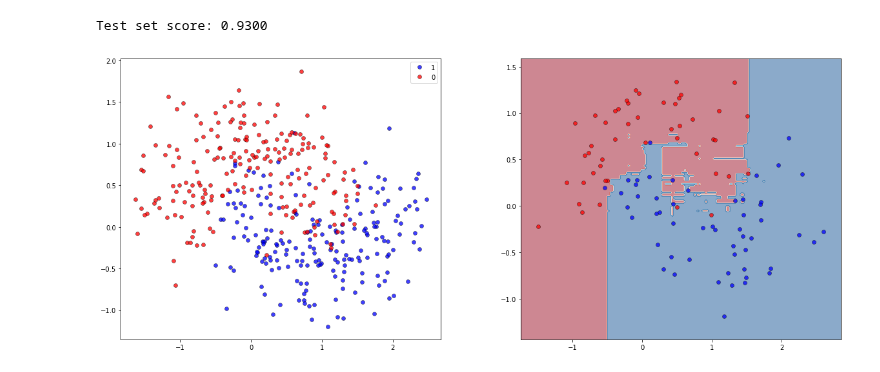
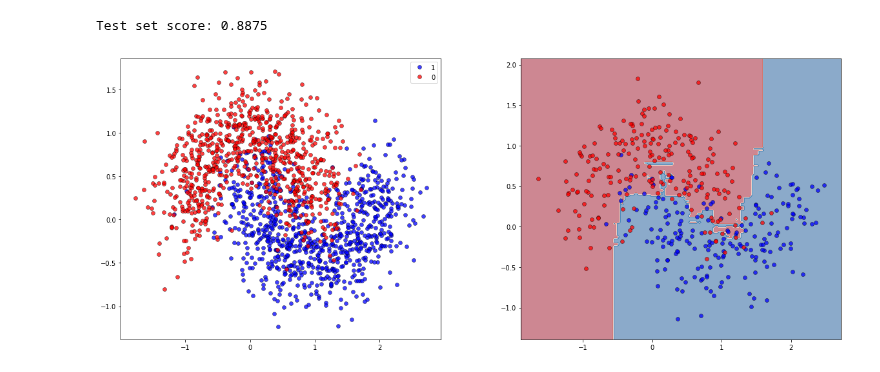
Before and after one commit to uliang/MS9002-Data-mining-techniques, a Jupyter notebook: MS9002_Lab_1_Understanding_Bias_and_variance_error.ipynb, the cells around one changed output. Cells and saved outputs as stored; diff of their text form; code cells hidden in the pictures.

```diff
--- a/MS9002_Lab_1_Understanding_Bias_and_variance_error.ipynb
+++ b/MS9002_Lab_1_Understanding_Bias_and_variance_error.ipynb
@@ -3,16 +3,25 @@
 # %%
 import numpy as np
 # %%
-noise = 0.35 #@param {type:"slider", min:0.01, max:1.5, step:0.02}
-min_samples_split = 5 #@param {type:"slider", min:2, max:20, step: 1}
-n_estimators = 10 #@param {type: "slider", min:1, max: 30, step:1}
+#@title Showing the effect of bias and variance {display-mode: "form"}
+
+#@markdown Use the sliders to control the complexity of the model. Larger *n_estimators*
+#@markdown values mean a more complex model and may lead to high variance.
+#@markdown
+#@markdown On the other hand, large *min_samples_split* values usually lead to a
+#@markdown simpler model, makes the model more suceptible to bias error.
+
+noise = 0.31 #@param {type:"slider", min:0.01, max:1.5, step:0.02}
+min_samples_split = 19 #@param {type:"slider", min:2, max:20, step: 1}
+n_estimators = 62 #@param {type: "slider", min:1, max: 200, step:1}
+n_samples = 2000 #@param {type: "slider", min: 100, max: 2000, step:100}
 
 # Generate half moons dataset
 
 from sklearn.datasets import make_moons
 from sklearn.model_selection import  train_test_split
 
-X, y = make_moons(n_samples=500, noise=noise, random_state=123)
+X, y = make_moons(n_samples=n_samples, noise=noise, random_state=123)
 X_train, X_test, y_train, y_test = train_test_split(X, y, test_size=0.2)
 
 %matplotlib inline
@@ -28,32 +37,32 @@ options = dict(mew=0.5, mec='k', alpha=0.75)
 ax.plot(X_train[y_train==1, 0],
         X_train[y_train==1, 1], 'bo', label='1', **options)
 ax.plot(X_train[y_train==0, 0],
         X_train[y_train==0, 1], 'ro', label='0', **options)
 
 ax.legend()
 
 # Fit model and predict
 from sklearn.ensemble import RandomForestClassifier
 
 _model =  RandomForestClassifier(n_estimators=n_estimators,
                                  min_samples_split=min_samples_split)
 _model.fit(X_train,y_train)
 
 x, y = np.linspace(X_test[:, 0].min()-0.25, X_test[:, 0].max()+0.25, 200)\
       ,np.linspace(X_test[:, 1].min()-0.25, X_test[:, 1].max()+0.25, 200)
 
 xx, yy = np.meshgrid(x, y)
 _pred = _model.predict(np.c_[xx.ravel(),yy.ravel()])
 
 # Plot results
 grid_pred = _pred.reshape(xx.shape)
 ax_result.contourf(xx, yy, grid_pred, cmap='RdBu', alpha=0.5)
 ax_result.plot(X_test[y_test==1, 0],
         X_test[y_test==1, 1], 'bo', label='1', **options)
 ax_result.plot(X_test[y_test==0, 0],
         X_test[y_test==0, 1], 'ro', label='0', **options)
 
 print(f'Test set score: {_model.score(X_test, y_test):.4f}')
 # %% [output]
-Test set score: 0.9300
+Test set score: 0.8875
-[figure, old version]
+[figure, new version]
```
